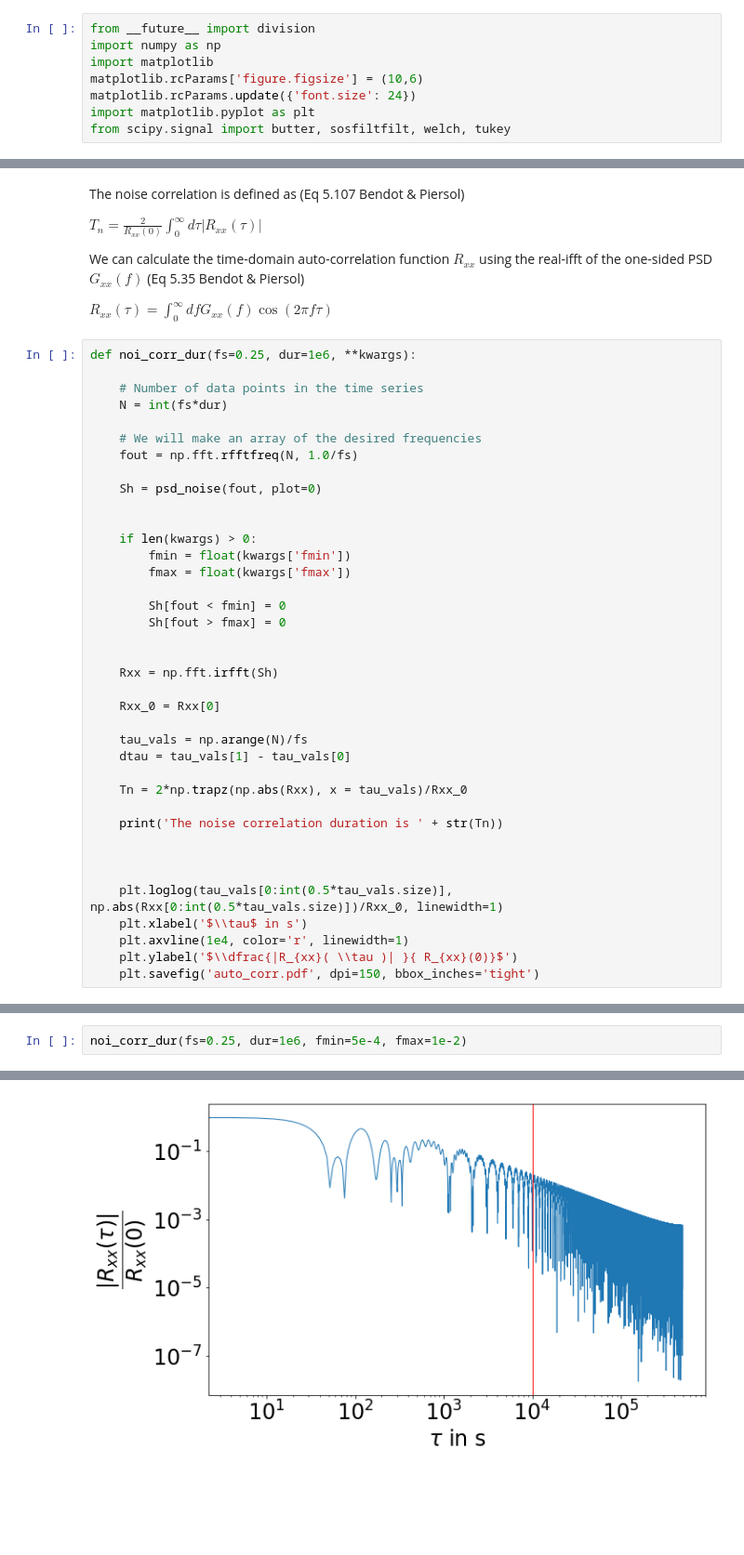
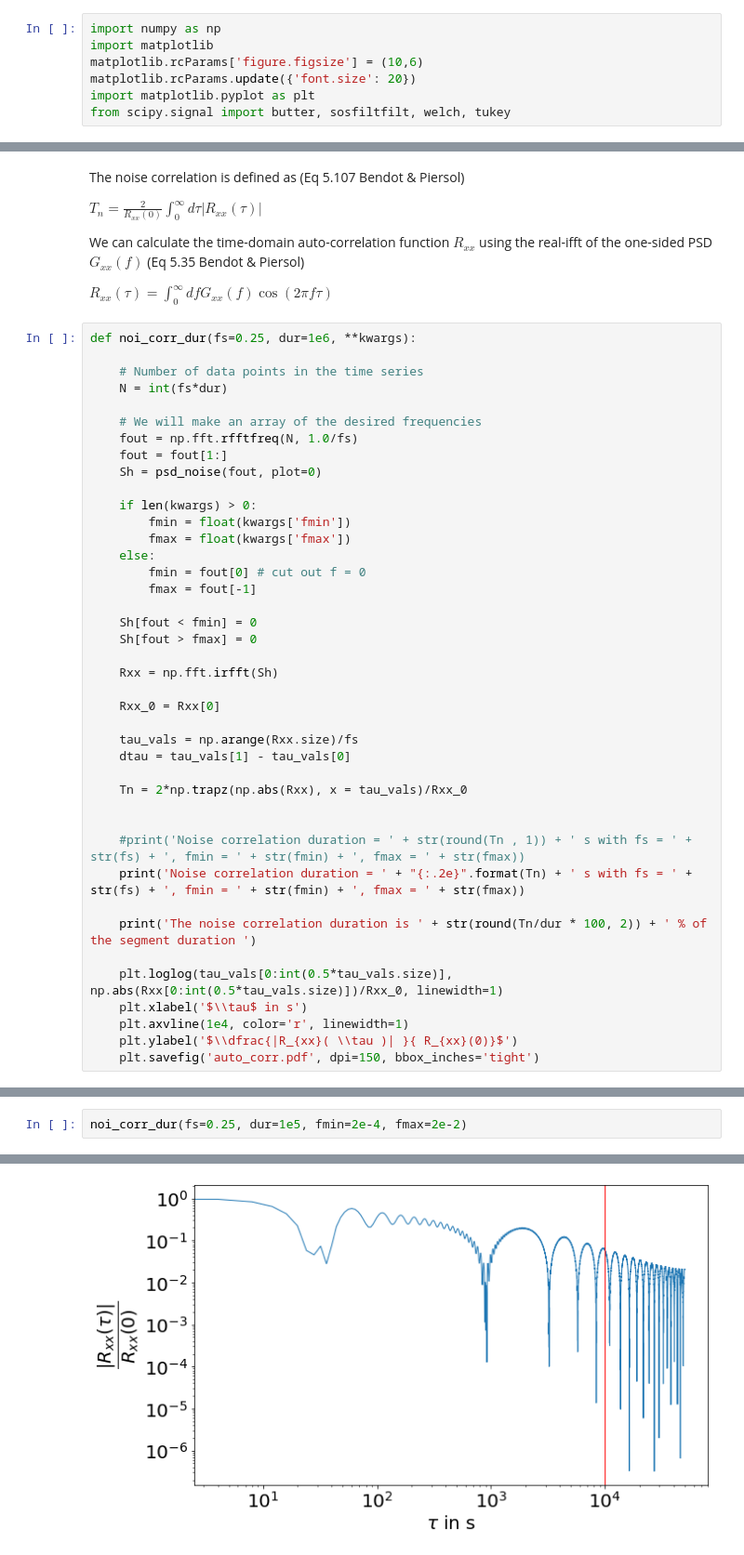
Before and after one commit to sharanbngr/blip, a Jupyter notebook: Notebooks/noise_cov/noise_corr_duration.ipynb, the cells around one changed output, grey strips where cells are left out. Shown at 93% size. Saved outputs shown, nothing was run; the diff lists cells and outputs as text; blank space fills up the shorter version.

Commit message:
update noise covariance

```diff
--- a/Notebooks/noise_cov/noise_corr_duration.ipynb
+++ b/Notebooks/noise_cov/noise_corr_duration.ipynb
@@ -1,9 +1,8 @@
 # %%
-from __future__ import division
 import numpy as np
 import matplotlib
 matplotlib.rcParams['figure.figsize'] = (10,6)
-matplotlib.rcParams.update({'font.size': 24})
+matplotlib.rcParams.update({'font.size': 20})
 import matplotlib.pyplot as plt
 from scipy.signal import butter, sosfiltfilt, welch, tukey
 # %%
@@ -46,30 +62,33 @@ def noi_corr_dur(fs=0.25, dur=1e6, **kwargs):
 
     # We will make an array of the desired frequencies
     fout = np.fft.rfftfreq(N, 1.0/fs)
-
+    fout = fout[1:]
     Sh = psd_noise(fout, plot=0)
-
 
     if len(kwargs) > 0:
         fmin = float(kwargs['fmin'])
         fmax = float(kwargs['fmax'])
+    else:
+        fmin = fout[0] # cut out f = 0
+        fmax = fout[-1]
 
-        Sh[fout < fmin] = 0
-        Sh[fout > fmax] = 0
-
+    Sh[fout < fmin] = 0
+    Sh[fout > fmax] = 0
 
     Rxx = np.fft.irfft(Sh)
 
     Rxx_0 = Rxx[0]
 
-    tau_vals = np.arange(N)/fs
+    tau_vals = np.arange(Rxx.size)/fs
     dtau = tau_vals[1] - tau_vals[0]
 
     Tn = 2*np.trapz(np.abs(Rxx), x = tau_vals)/Rxx_0
 
-    print('The noise correlation duration is ' + str(Tn))
 
+    #print('Noise correlation duration = ' + str(round(Tn , 1)) + ' s with fs = ' + str(fs) + ', fmin = ' + str(fmin) + ', fmax = ' + str(fmax))
+    print('Noise correlation duration = ' + "{:.2e}".format(Tn) + ' s with fs = ' + str(fs) + ', fmin = ' + str(fmin) + ', fmax = ' + str(fmax))
 
+    print('The noise correlation duration is ' + str(round(Tn/dur * 100, 2)) + ' % of the segment duration ')
 
     plt.loglog(tau_vals[0:int(0.5*tau_vals.size)], np.abs(Rxx[0:int(0.5*tau_vals.size)])/Rxx_0, linewidth=1)
     plt.xlabel('$\\tau$ in s')
@@ -94,3 +122,3 @@ The noise correlation duration is 51245.958471855105
 # %%
-noi_corr_dur(fs=0.25, dur=1e6, fmin=5e-4, fmax=1e-2)
+noi_corr_dur(fs=0.25, dur=1e5, fmin=2e-4, fmax=2e-2)
 # %% [output]
@@ -98 +127 @@ The noise correlation duration is 3683.51391534363
-[figure, old version]
+[figure, new version]
```
Also changed, not shown: parts of 9 cells of this notebook, 2 other files.
